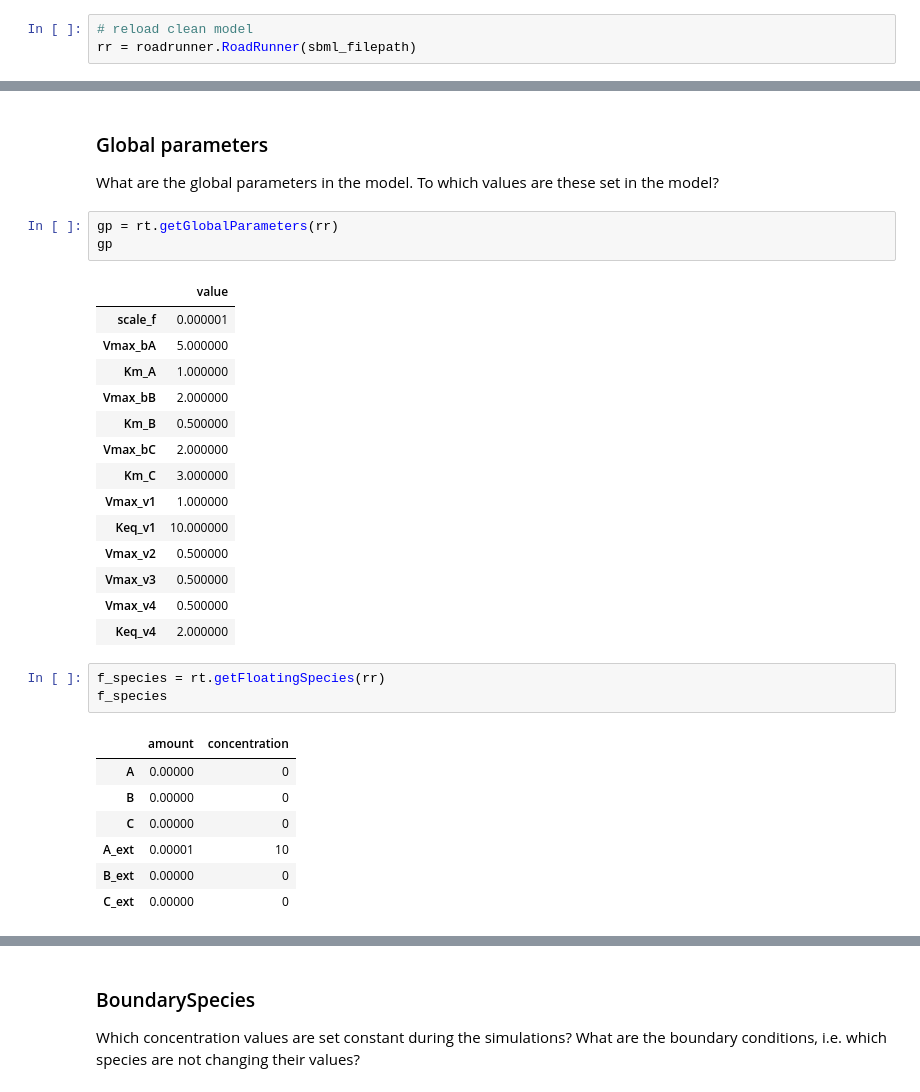
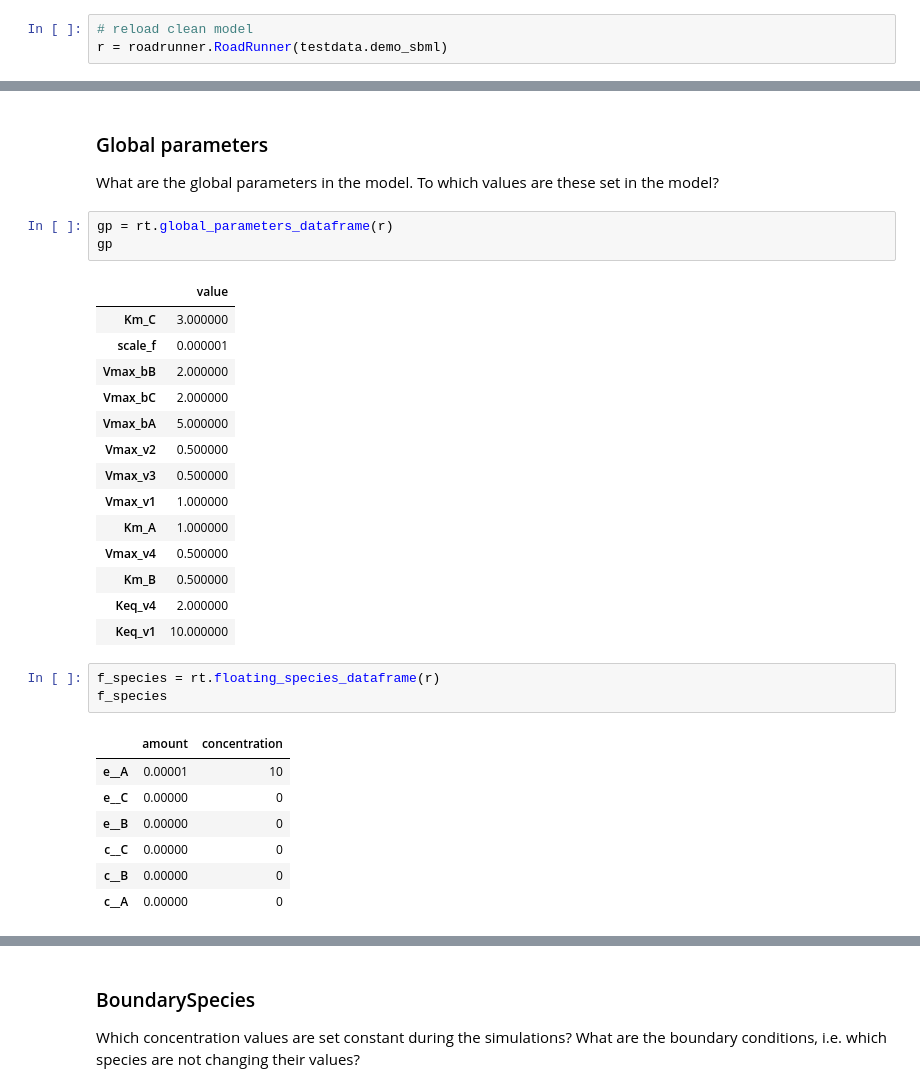
Before and after one commit to jingyayeah/multiscale-galactose, a Jupyter notebook: python/multiscalepy/multiscale/examples/notebook/demo_basic.ipynb, the cells around one changed output, grey strips where cells are left out. Saved outputs shown, nothing was run; the diff lists cells and outputs as text.

```diff
--- a/python/multiscalepy/multiscale/examples/notebook/demo_basic.ipynb
+++ b/python/multiscalepy/multiscale/examples/notebook/demo_basic.ipynb
@@ -378,6 +379,6 @@ import multiscale.odesim.simulate.roadrunner_tools as rt
 # %%
 # reload clean model
-rr = roadrunner.RoadRunner(sbml_filepath)
+r = roadrunner.RoadRunner(testdata.demo_sbml)
 # %% [markdown]
 Select parameters to change in the following simulations
 # %%
@@ -390,32 +391,32 @@ rr.Vmax_bA
 
 What are the global parameters in the model. To which values are these set in the model?
 # %%
-gp = rt.getGlobalParameters(rr)
+gp = rt.global_parameters_dataframe(r)
 gp
 # %% [output]
 |  | value |
+| Km_C | 3.000000 |
 | scale_f | 0.000001 |
+| Vmax_bB | 2.000000 |
+| Vmax_bC | 2.000000 |
 | Vmax_bA | 5.000000 |
-| Km_A | 1.000000 |
-| Vmax_bB | 2.000000 |
-| Km_B | 0.500000 |
-| Vmax_bC | 2.000000 |
-| Km_C | 3.000000 |
-| Vmax_v1 | 1.000000 |
-| Keq_v1 | 10.000000 |
 | Vmax_v2 | 0.500000 |
 | Vmax_v3 | 0.500000 |
+| Vmax_v1 | 1.000000 |
+| Km_A | 1.000000 |
 | Vmax_v4 | 0.500000 |
+| Km_B | 0.500000 |
 | Keq_v4 | 2.000000 |
+| Keq_v1 | 10.000000 |
 # %%
-f_species = rt.getFloatingSpecies(rr)
+f_species = rt.floating_species_dataframe(r)
 f_species
 # %% [output]
 |  | amount | concentration |
-| A | 0.00000 | 0 |
-| B | 0.00000 | 0 |
-| C | 0.00000 | 0 |
-| A_ext | 0.00001 | 10 |
-| B_ext | 0.00000 | 0 |
-| C_ext | 0.00000 | 0 |
+| e__A | 0.00001 | 10 |
+| e__C | 0.00000 | 0 |
+| e__B | 0.00000 | 0 |
+| c__C | 0.00000 | 0 |
+| c__B | 0.00000 | 0 |
+| c__A | 0.00000 | 0 |
 # %%
```
Also changed, not shown: parts of 33 cells of this notebook, 1 other file.
